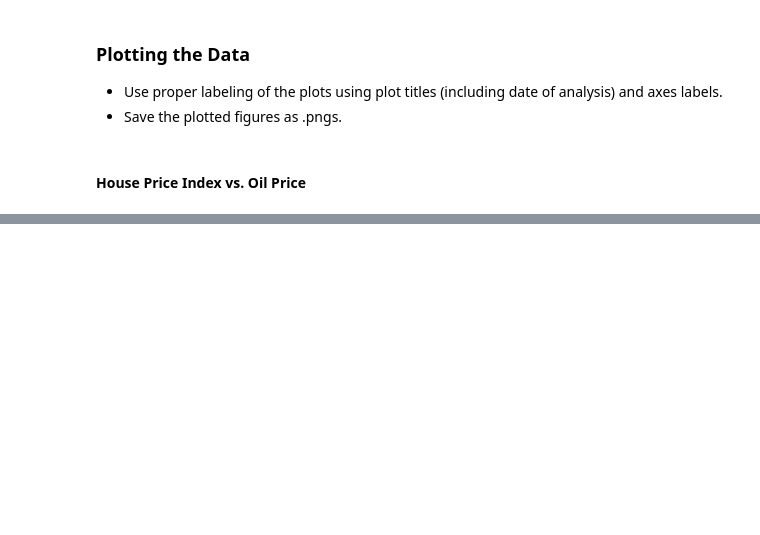
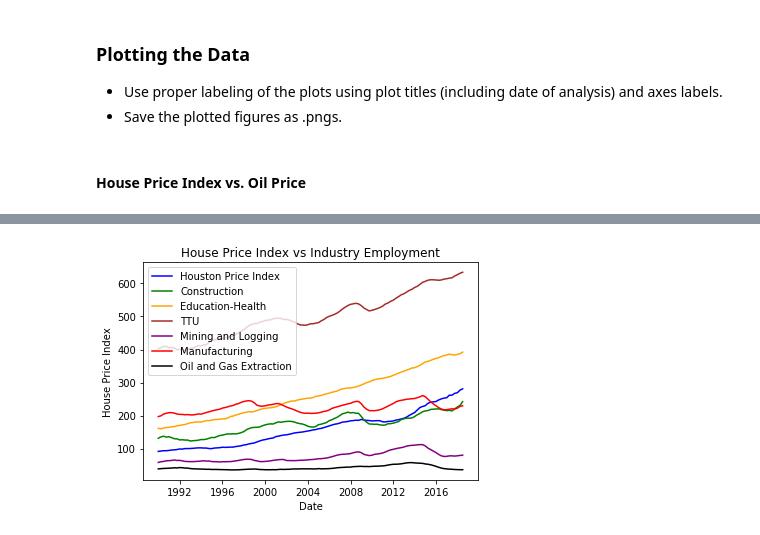
Before and after one commit to dxvo/DGJ_project, a Jupyter notebook: notebook/Gage_FRED_API.ipynb, the cells around one changed output, grey strips where cells are left out. Cells and saved outputs as stored; diff of their text form; code cells hidden in the pictures; blank space fills up the shorter version.

```diff
--- a/notebook/Gage_FRED_API.ipynb
+++ b/notebook/Gage_FRED_API.ipynb
@@ -170,0 +222,19 @@ plt.show()
+# %%
+plt.plot(x1_axis, df["House Price Index for Houston"],color="blue", label="Houston Price Index" )
+plt.plot(x1_axis, df["Construction in Houston"],color="green", label="Construction" )
+plt.plot(x1_axis, df["Education and Health Services"],color="orange", label="Education-Health" )
+plt.plot(x1_axis, df["Trade, Transportation, and Utilities"],color="brown", label="TTU" )
+plt.plot(x1_axis, df["Mining and Logging"],color="purple", label="Mining and Logging" )
+plt.plot(x1_axis, df["Manufacturing"],color="red", label="Manufacturing" )
+plt.plot(x1_axis, df["Oil and Gas Extraction"],color="black", label="Oil and Gas Extraction" )
+
+plt.legend(loc="best")
+
+plt.title(f"House Price Index vs Industry Employment")
+plt.ylabel("House Price Index")
+plt.xlabel("Date")
+
+plt.savefig("House Price Index vs Industry Employment")
+plt.show()
+# %% [output]
+[figure, added]
```
Also changed, not shown: parts of 20 cells of this notebook, 13 other files.
